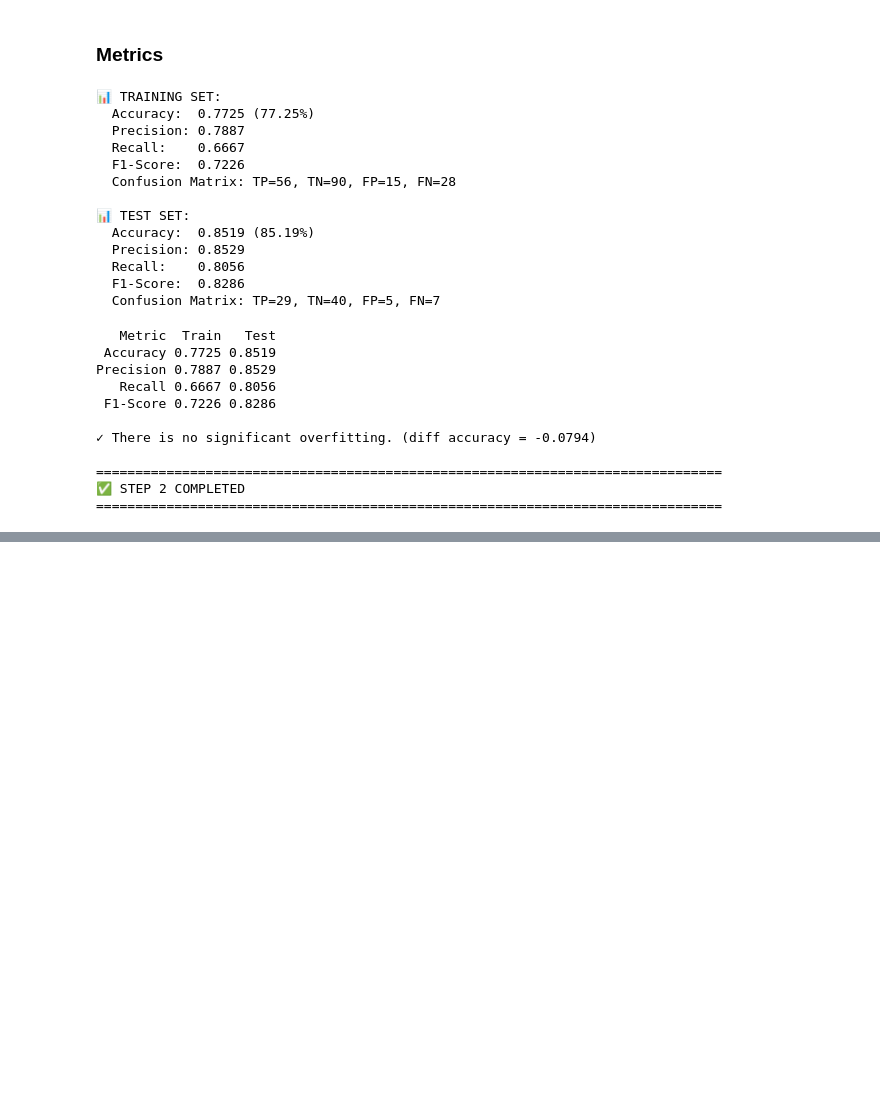
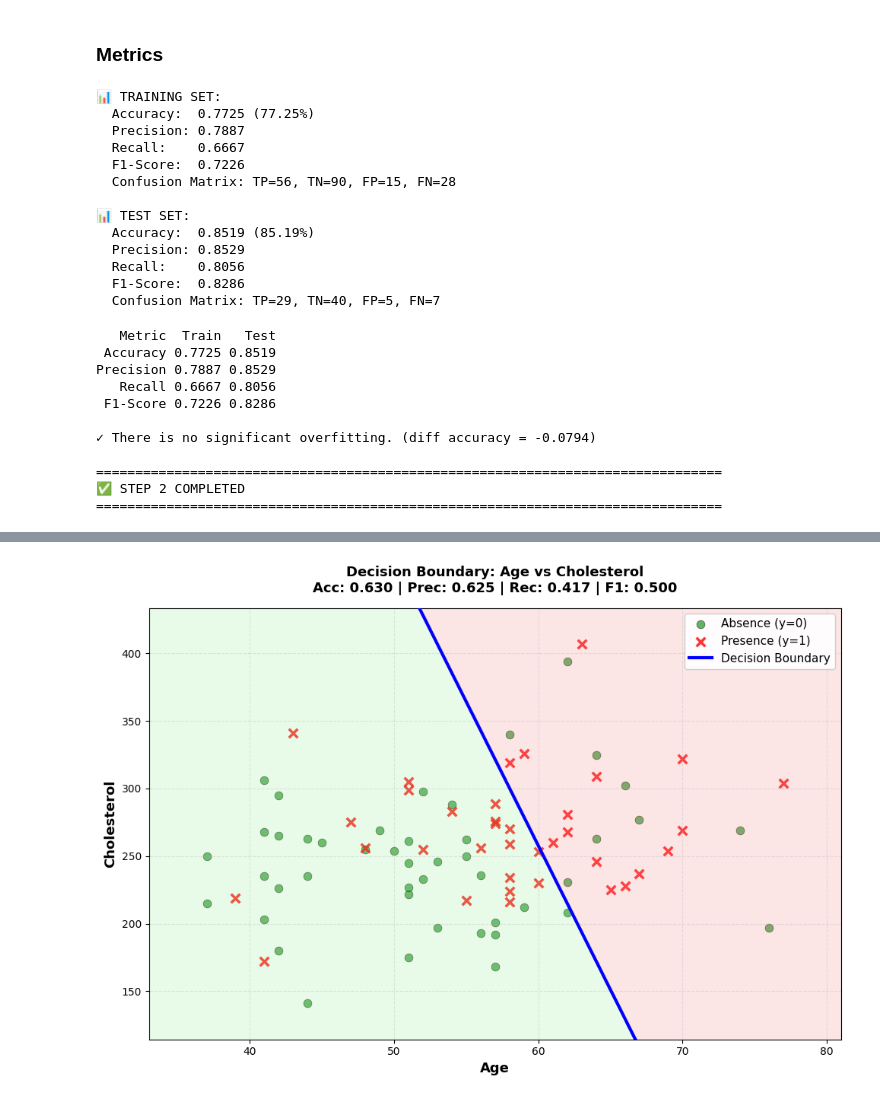
Before and after one commit to DASarria/logisticRegression-ai-infraestructure, a Jupyter notebook: Heart Disease Risk Prediction.ipynb, the cells around one changed output, grey strips where cells are left out. Saved outputs shown, nothing was run; the diff lists cells and outputs as text; code cells hidden in the pictures; blank space fills up the shorter version.

```diff
--- a/Heart Disease Risk Prediction.ipynb
+++ b/Heart Disease Risk Prediction.ipynb
@@ -789,0 +871,20 @@ Precision 0.7887 0.8529
+# %%
+def transform_boundary_to_original(w_norm, b_norm, mean_pair, std_pair):
+    """
+    Transform the model parameters (trained on normalized data)
+    to the original space.
+
+    Args:
+        w_norm: array (2,) - weights in standardized space
+        b_norm: float - bias in normalized space
+        mean_pair: array (2,) - means
+        std_pair: array (2,) - stds
+
+    Returns:
+        w_orig: array (2,) - weights in original space
+        b_orig: float - bias in original space
+    """
+    w_orig = w_norm / std_pair
+    b_orig = b_norm - np.dot(w_norm, mean_pair / std_pair)
+
+    return w_orig, b_orig
@@ -789,0 +990,52 @@ Precision 0.7887 0.8529
+# %%
+print("="*80)
+print("Age vs Cholesterol")
+print("="*80)
+
+
+feature1, feature2 = 'Age', 'Cholesterol'
+idx1 = feature_indices[feature1]
+idx2 = feature_indices[feature2]
+feature_indices_pair = (idx1, idx2)
+
+
+X_train_2d_pair1 = X_train_normalized[:, [idx1, idx2]]
+X_test_2d_pair1 = X_test_normalized[:, [idx1, idx2]]
+
+print(f"\nData:")
+print(f"  X_train shape: {X_train_2d_pair1.shape}")
+print(f"  X_test shape: {X_test_2d_pair1.shape}")
+
+print(f"\nTraining model...")
+w_pair1, b_pair1, J_history_pair1 = train_model_2d(
+    X_train_2d_pair1,
+    y_train,
+    alpha=0.01,
+    num_iters=1000
+)
+
+print(f"  Parameters:")
+print(f"    w = {w_pair1}")
+print(f"    b = {b_pair1:.6f}")
+print(f"  Final cost: J = {J_history_pair1[-1]:.6f}")
+
+
+y_test_pred_pair1, _ = predict(w_pair1, b_pair1, X_test_2d_pair1)
+metrics_pair1 = compute_metrics(y_test, y_test_pred_pair1)
+
+print(f"\n📊 Test Metrics:")
+print(f"  Accuracy:  {metrics_pair1['Accuracy']:.4f} ({metrics_pair1['Accuracy']*100:.2f}%)")
+print(f"  Precision: {metrics_pair1['Precision']:.4f}")
+print(f"  Recall:    {metrics_pair1['Recall']:.4f}")
+print(f"  F1-Score:  {metrics_pair1['F1-Score']:.4f}")
+
+
+plot_decision_boundary_2d(
+    w_pair1, b_pair1,
+    X_test_2d_pair1, y_test,
+    (feature1, feature2),
+    feature_indices_pair,
+    mean_train, std_train,
+    metrics_pair1
+)
+# %% [output]
@@ -789,0 +1061 @@ Precision 0.7887 0.8529
+[figure, added]
```
Also changed, not shown: parts of 13 cells of this notebook.
